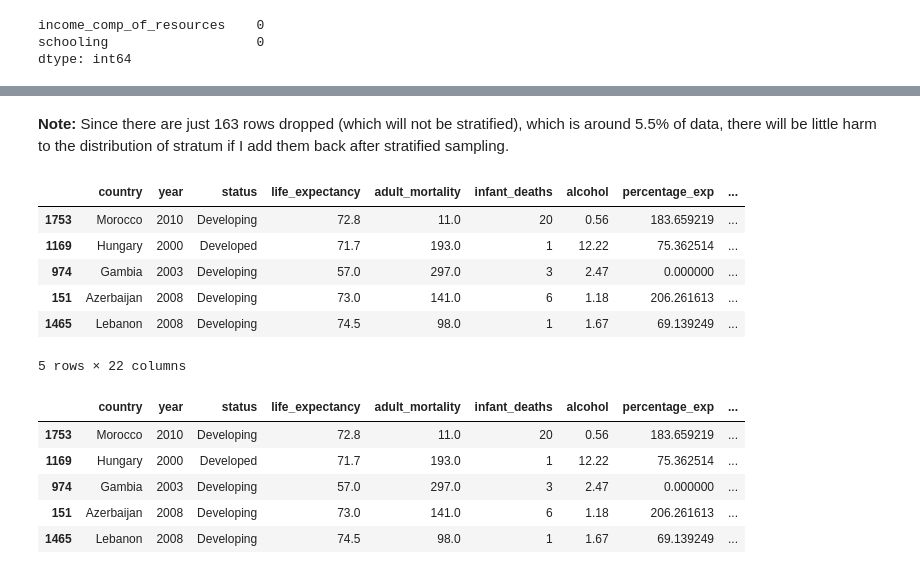
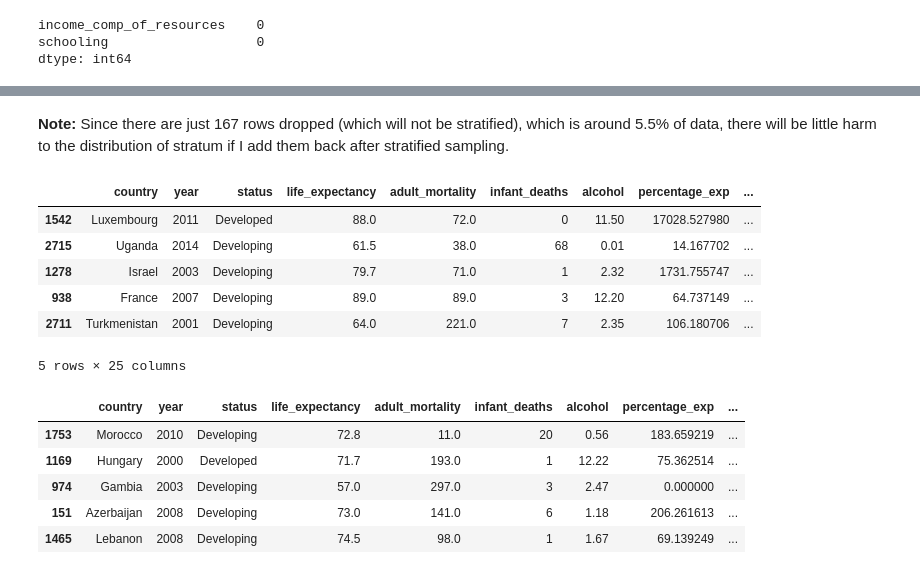
Before and after one commit to minhngt62/ml-life-expectancy, a Jupyter notebook: nguyen_tong_minh/02_machine_learning.ipynb, the cells around one changed output, grey strips where cells are left out. Cells and saved outputs as stored; diff of their text form; code cells hidden in the pictures.

```diff
--- a/nguyen_tong_minh/02_machine_learning.ipynb
+++ b/nguyen_tong_minh/02_machine_learning.ipynb
@@ -152,20 +152,20 @@ df_dropped.shape[0]
 # %% [markdown]
-**Note:** Since there are just 163 rows dropped (which will not be stratified), which is around 5.5% of data, there will be little harm to the distribution of stratum if I add them back after stratified sampling.
+**Note:** Since there are just 167 rows dropped (which will not be stratified), which is around 5.5% of data, there will be little harm to the distribution of stratum if I add them back after stratified sampling.
 # %%
 # Create a test set
 from sklearn.model_selection import train_test_split
 
 pre_train_set, pre_test_set = train_test_split(df, test_size=0.25, random_state=42,
                                        stratify=df[["hiv/aids_cat", "income_comp_of_resources_cat", "schooling_cat", "status"]])
-test_set.head()
+pre_test_set.head()
 # %% [output]
 |  | country | year | status | life_expectancy | adult_mortality | infant_deaths | alcohol | percentage_exp | ... |
-| 1753 | Morocco | 2010 | Developing | 72.8 | 11.0 | 20 | 0.56 | 183.659219 | ... |
-| 1169 | Hungary | 2000 | Developed | 71.7 | 193.0 | 1 | 12.22 | 75.362514 | ... |
-| 974 | Gambia | 2003 | Developing | 57.0 | 297.0 | 3 | 2.47 | 0.000000 | ... |
-| 151 | Azerbaijan | 2008 | Developing | 73.0 | 141.0 | 6 | 1.18 | 206.261613 | ... |
-| 1465 | Lebanon | 2008 | Developing | 74.5 | 98.0 | 1 | 1.67 | 69.139249 | ... |
+| 1542 | Luxembourg | 2011 | Developed | 88.0 | 72.0 | 0 | 11.50 | 17028.527980 | ... |
+| 2715 | Uganda | 2014 | Developing | 61.5 | 38.0 | 68 | 0.01 | 14.167702 | ... |
+| 1278 | Israel | 2003 | Developing | 79.7 | 71.0 | 1 | 2.32 | 1731.755747 | ... |
+| 938 | France | 2007 | Developing | 89.0 | 89.0 | 3 | 12.20 | 64.737149 | ... |
+| 2711 | Turkmenistan | 2001 | Developing | 64.0 | 221.0 | 7 | 2.35 | 106.180706 | ... |
-5 rows × 22 columns
+5 rows × 25 columns
 # %%
 # Re-add the dropped rows
 train_drop_set, test_drop_set = train_test_split(df_dropped, test_size=0.25, random_state=42)
```
Also changed, not shown: parts of 5 cells of this notebook, 1 other file.
